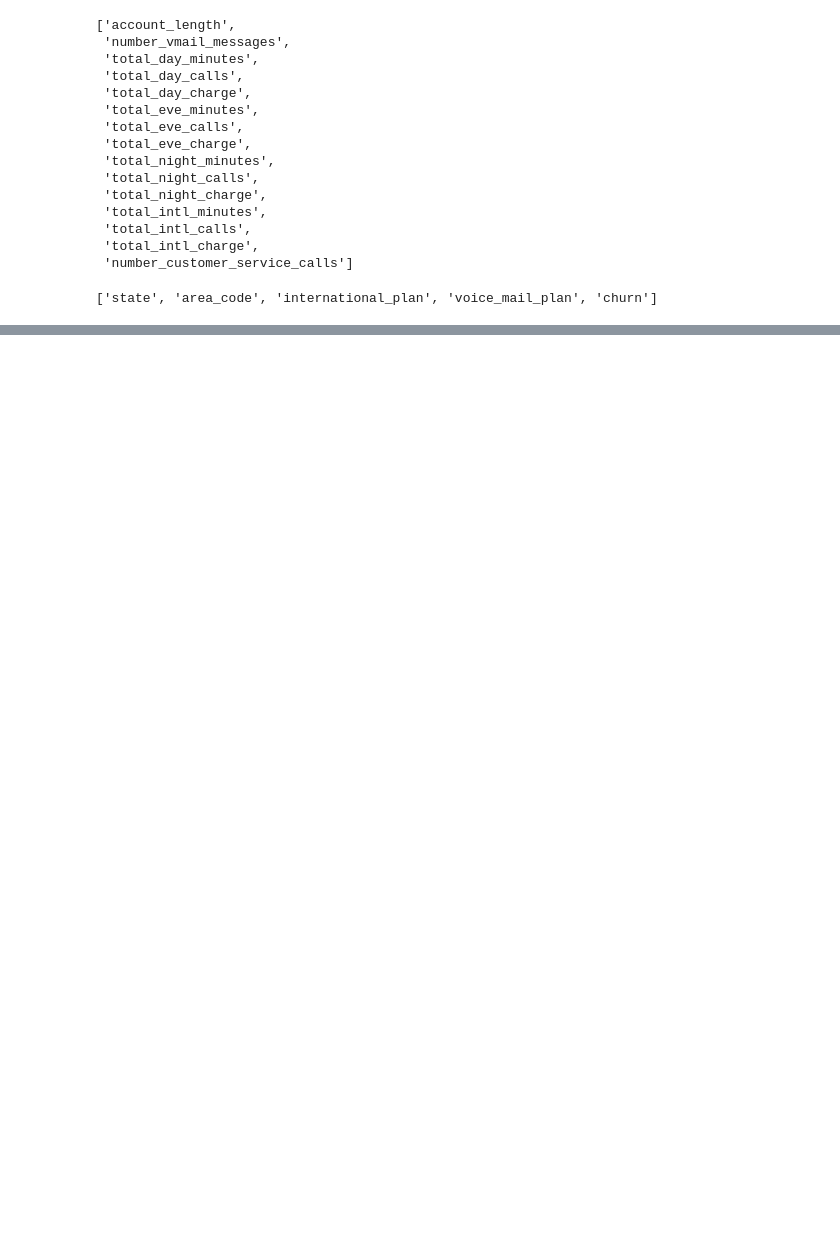
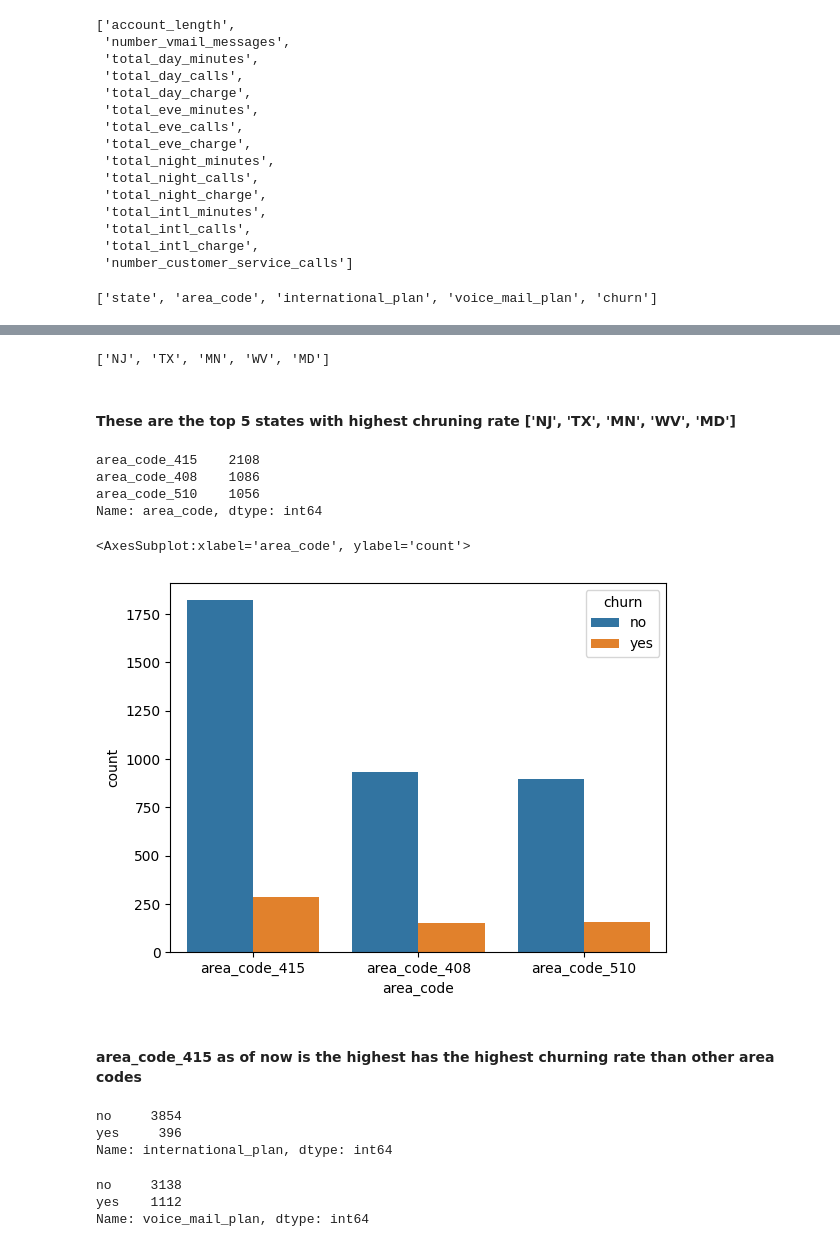
Before and after one commit to soil15/Customer_churn, a Jupyter notebook: notebooks/eda.ipynb, the cells around one changed output, grey strips where cells are left out. Drawn from its saved outputs; the diff is of its cells as text; code cells hidden in the pictures; blank space fills up the shorter version.

```diff
--- a/notebooks/eda.ipynb
+++ b/notebooks/eda.ipynb
@@ -2,8 +31,12 @@
 import pandas as pd
 import numpy as np
 # %%
-# df = pd.read_csv('../data/raw_data.csv')
-df = pd.read_csv('https://raw.githubusercontent.com/soil15/Customer_churn/main/data/raw_data.csv')
+try:
+    df = pd.read_csv('../data/raw_data.csv')
+
+except Exception:
+    df = pd.read_csv('https://raw.githubusercontent.com/soil15/Customer_churn/main/data/raw_data.csv')
+
 df.drop('Unnamed: 0', axis=1, inplace=True)
 df.shape
 # %% [output]
@@ -64,0 +144,2 @@ cat_cols
+# %%
+df.dropna(inplace=True)
@@ -64,0 +181,32 @@ cat_cols
+# %%
+list(new_df['state'].values)
+# %% [output]
+['NJ', 'TX', 'MN', 'WV', 'MD']
+# %% [markdown]
+<h4>These are the top 5 states with highest chruning rate ['NJ', 'TX', 'MN', 'WV', 'MD']</h4>
+# %%
+df['area_code'].value_counts()
+# %% [output]
+area_code_415    2108
+area_code_408    1086
+area_code_510    1056
+Name: area_code, dtype: int64
+# %%
+sns.countplot(data=df, x='area_code', hue='churn')
+# %% [output]
+<AxesSubplot:xlabel='area_code', ylabel='count'>
+[figure, added]
+# %% [markdown]
+<h4>area_code_415 as of now is the highest has the highest churning rate than other area codes</h4>
+# %%
+df['international_plan'].value_counts()
+# %% [output]
+no     3854
+yes     396
+Name: international_plan, dtype: int64
+# %%
+df['voice_mail_plan'].value_counts()
+# %% [output]
+no     3138
+yes    1112
+Name: voice_mail_plan, dtype: int64
```
Also changed, not shown: parts of 12 cells of this notebook, 2 other files.
